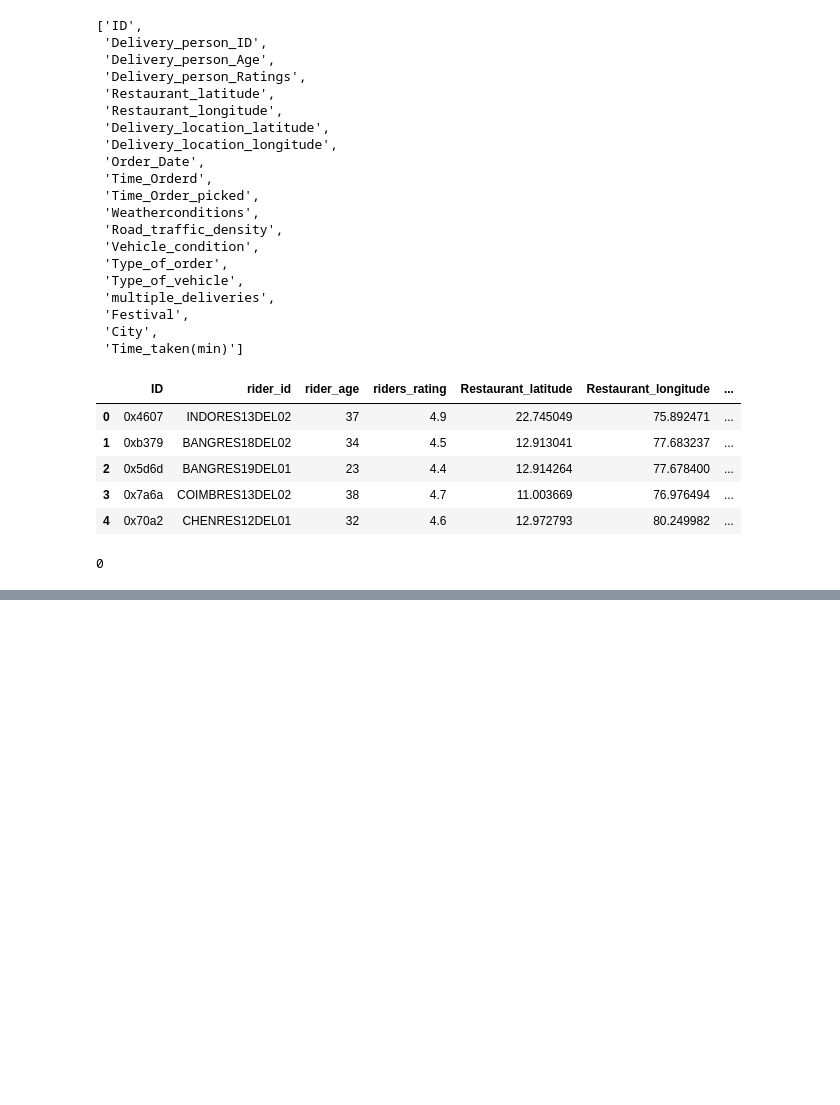
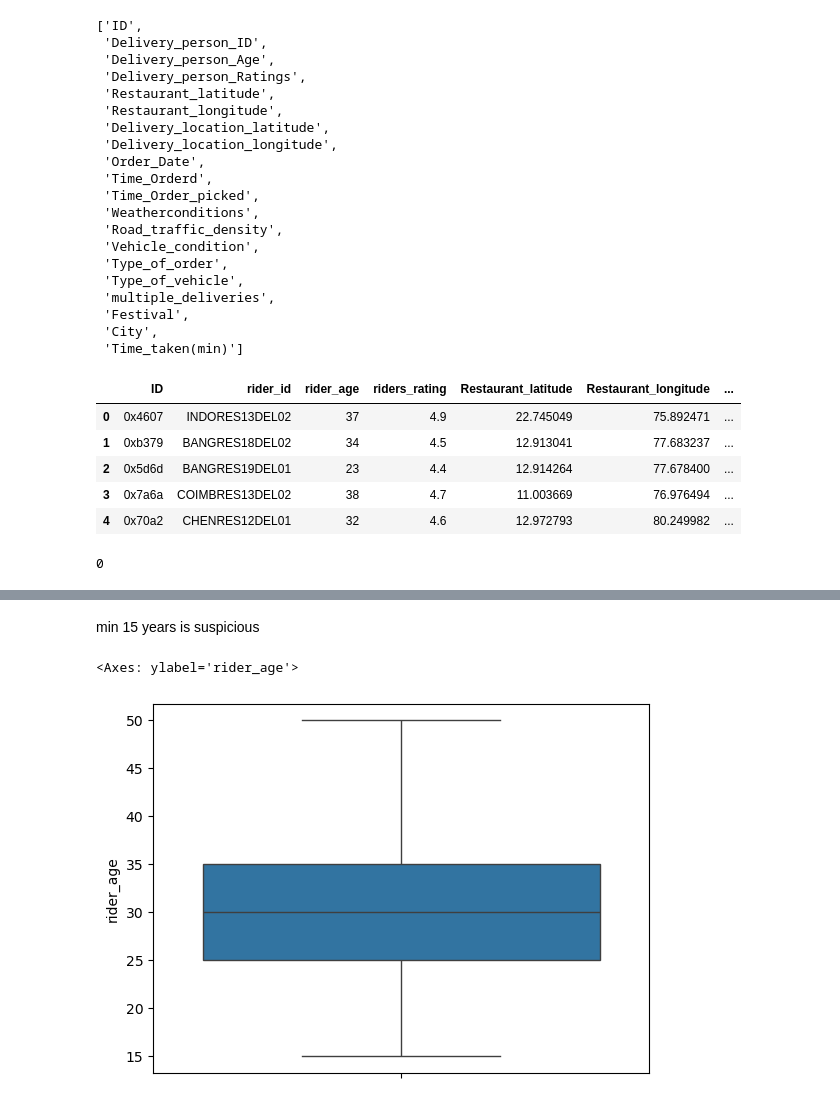
Before and after one commit to rabin20-04/delivery_time_prediction, a Jupyter notebook: delivery_t_pred.ipynb, the cells around one changed output, grey strips where cells are left out. Drawn from its saved outputs; the diff is of its cells as text; code cells hidden in the pictures; blank space fills up the shorter version.

```diff
--- a/delivery_t_pred.ipynb
+++ b/delivery_t_pred.ipynb
@@ -327,0 +334,6 @@ cleaned_df.sample()
+# %%
+minor_data=cleaned_df[cleaned_df["rider_age"].astype(float)<18]
+minor_index=minor_data.index.to_list()
+
+
+cleaned_df["rider_age"]=cleaned_df["rider_age"].astype(float)
@@ -327,0 +352,7 @@ cleaned_df.sample()
+# %% [markdown]
+min 15 years is suspicious
+# %%
+sns.boxplot(cleaned_df["rider_age"])
+# %% [output]
+<Axes: ylabel='rider_age'>
+[figure, added]
```
Also changed, not shown: parts of 16 cells of this notebook.
